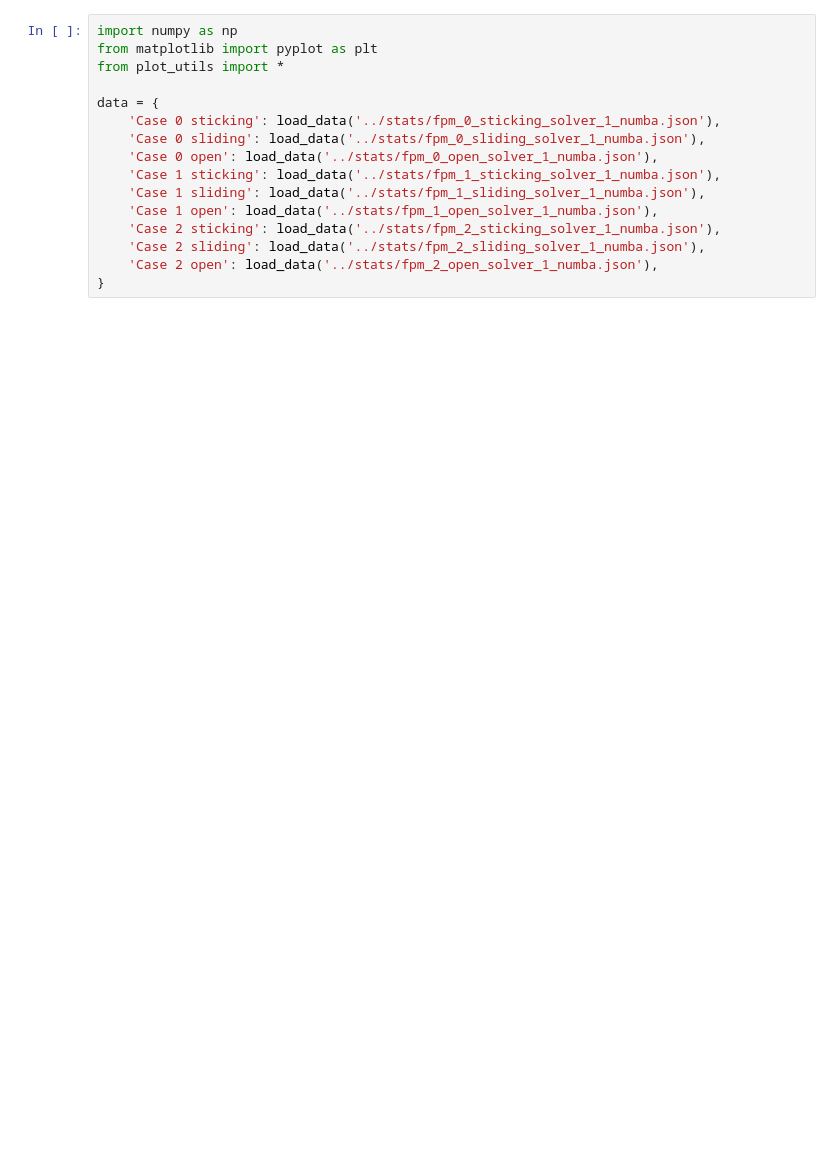
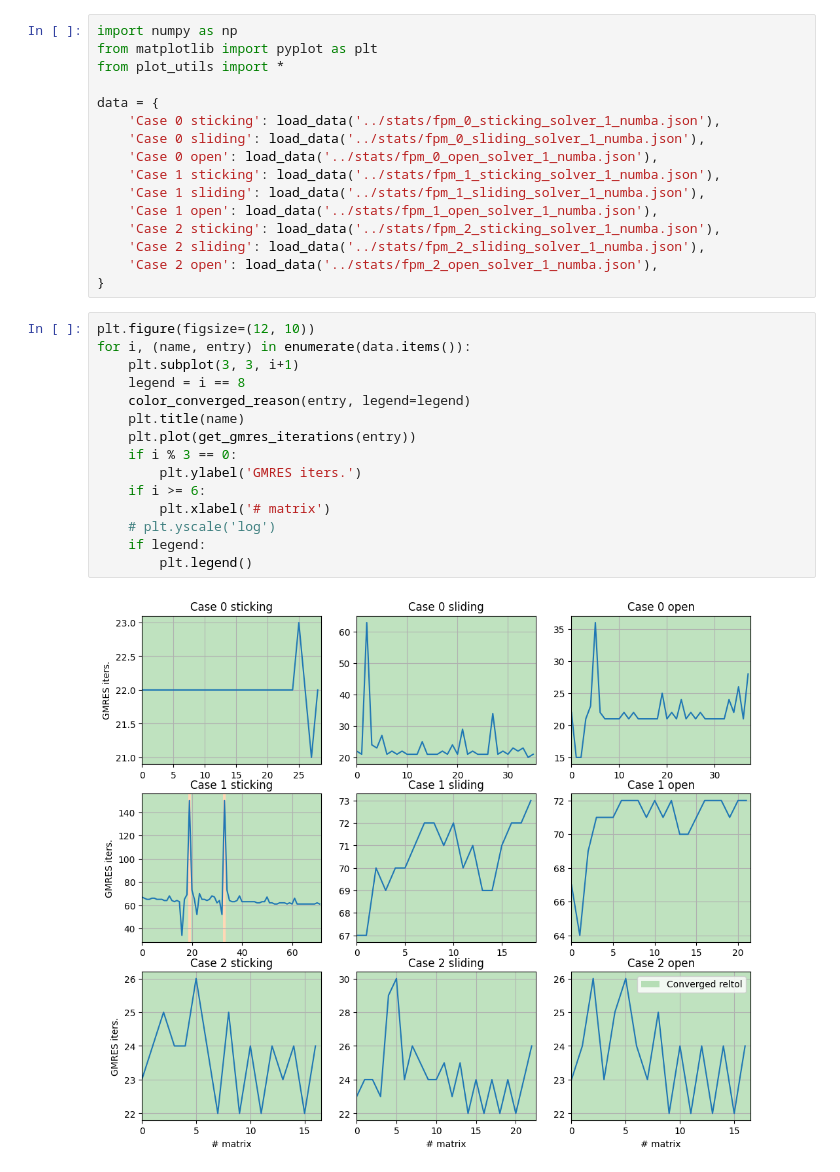
Before and after one commit to pmgbergen/FTHM-Solver, a Jupyter notebook: fpm/gmres_iters.ipynb, the cells around one changed output. Saved outputs shown, nothing was run; the diff lists cells and outputs as text; blank space fills up the shorter version.

```diff
--- a/fpm/gmres_iters.ipynb
+++ b/fpm/gmres_iters.ipynb
@@ -14,6 +14,23 @@ data = {
     'Case 2 sliding': load_data('../stats/fpm_2_sliding_solver_1_numba.json'),
     'Case 2 open': load_data('../stats/fpm_2_open_solver_1_numba.json'),
 }
+# %%
+plt.figure(figsize=(12, 10))
+for i, (name, entry) in enumerate(data.items()):
+    plt.subplot(3, 3, i+1)
+    legend = i == 8
+    color_converged_reason(entry, legend=legend)
+    plt.title(name)
+    plt.plot(get_gmres_iterations(entry))
+    if i % 3 == 0:
+        plt.ylabel('GMRES iters.')
+    if i >= 6:
+        plt.xlabel('# matrix')
+    # plt.yscale('log')
+    if legend:
+        plt.legend()
+# %% [output]
+[figure, added]
 # %%
 plt.figure(figsize=(12, 10))
 for i, (name, entry) in enumerate(data.items()):
```
Also changed, not shown: parts of 3 cells of this notebook, 31 other files.
